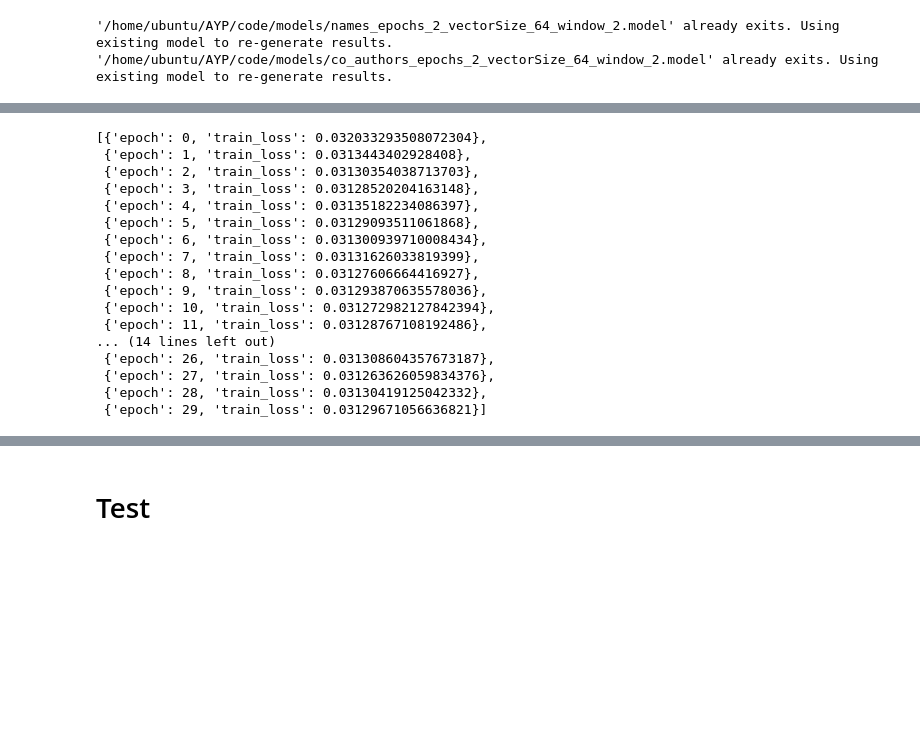
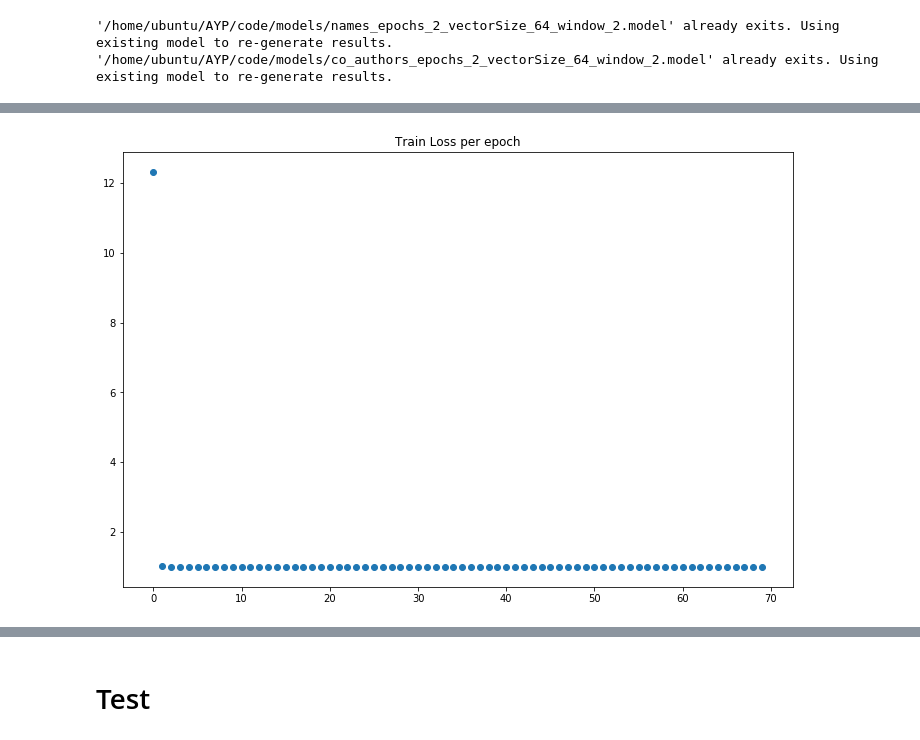
Before and after one commit to ShaulSolomon/academix-ydata-project-truncated, a Jupyter notebook: code/5_vae.ipynb, the cells around one changed output, grey strips where cells are left out. Drawn from its saved outputs; the diff is of its cells as text; code cells hidden in the pictures; blank space fills up the shorter version.

```diff
--- a/code/5_vae.ipynb
+++ b/code/5_vae.ipynb
@@ -224,4 +255,4 @@ def loss_function(recon_x, x, mu, log_var):
     return MSE + KLD
 # %%
-model = VAE(hidden_dim=32,latent_dim=8).to(device)
+model = VAE(hidden_dim1=32,hidden_dim2=16,latent_dim=8).to(device)
 optimizer = optim.Adam(model.parameters())
@@ -238,7 +259,10 @@ VAE(
+# %%
+num_batches = np.ceil(len(train_loader.dataset) / BATCH_SIZE)
 # %%
 def train_epoch(tr_loader, model, criterion, optimizer, num_epochs):
     model.train()
     train_log = []
+    val_log = []
 
     for epoch in range(num_epochs):
         print("Started training epoch no. {}".format(epoch+1))
@@ -252,11 +276,14 @@ def train_epoch(tr_loader, model, criterion, optimizer, num_epochs):
             train_loss += loss.item()
             optimizer.step()
         print('====> Epoch: {} Average loss: {:.8f}\n'.format(
-            epoch+1, train_loss / len(train_loader.dataset)))
+            epoch+1, train_loss / num_batches))
         train_log.append({
             'epoch': epoch,
-            'train_loss': train_loss / len(train_loader.dataset)})
-    return train_log
+            'train_loss': train_loss / num_batches})
+        val_loss = test_model(val_loader,model)
+        print('====> Val set loss: {:.8f}'.format(val_loss))
+        val_log.append(val_loss)
+    return train_log, val_log
 # %%
 def test_model(test_loader, model):
     model.eval()
@@ -271,4 +299,4 @@ def test_model(test_loader, model):
 # %%
-train_log = train_epoch(train_loader,model,loss_function,optimizer,num_epochs= EPOCHS)
+train_log, val_log = train_epoch(train_loader,model,loss_function,optimizer,num_epochs= 70)
 # %% [output]
 Started training epoch no. 1
@@ -291,20 +319,7 @@ Started training epoch no. 30
-# %%
-train_log
-# %% [output]
-[{'epoch': 0, 'train_loss': 0.032033293508072304},
- {'epoch': 1, 'train_loss': 0.0313443402928408},
- {'epoch': 2, 'train_loss': 0.03130354038713703},
- {'epoch': 3, 'train_loss': 0.03128520204163148},
- {'epoch': 4, 'train_loss': 0.03135182234086397},
- {'epoch': 5, 'train_loss': 0.03129093511061868},
- {'epoch': 6, 'train_loss': 0.031300939710008434},
- {'epoch': 7, 'train_loss': 0.03131626033819399},
- {'epoch': 8, 'train_loss': 0.03127606664416927},
- {'epoch': 9, 'train_loss': 0.031293870635578036},
- {'epoch': 10, 'train_loss': 0.031272982127842394},
- {'epoch': 11, 'train_loss': 0.03128767108192486},
-... (14 lines left out)
- {'epoch': 26, 'train_loss': 0.031308604357673187},
- {'epoch': 27, 'train_loss': 0.031263626059834376},
- {'epoch': 28, 'train_loss': 0.03130419125042332},
- {'epoch': 29, 'train_loss': 0.03129671056636821}]
+# %%
+train_loss_plt = [x['train_loss'] for x in train_log]
+plt.figure(figsize=(12,8))
+plt.title("Train Loss per epoch")
+plt.scatter(range(len(train_loss_plt)),train_loss_plt);
+# %% [output]
+[figure, added]
```
Also changed, not shown: parts of 39 cells of this notebook, 1 other file.
